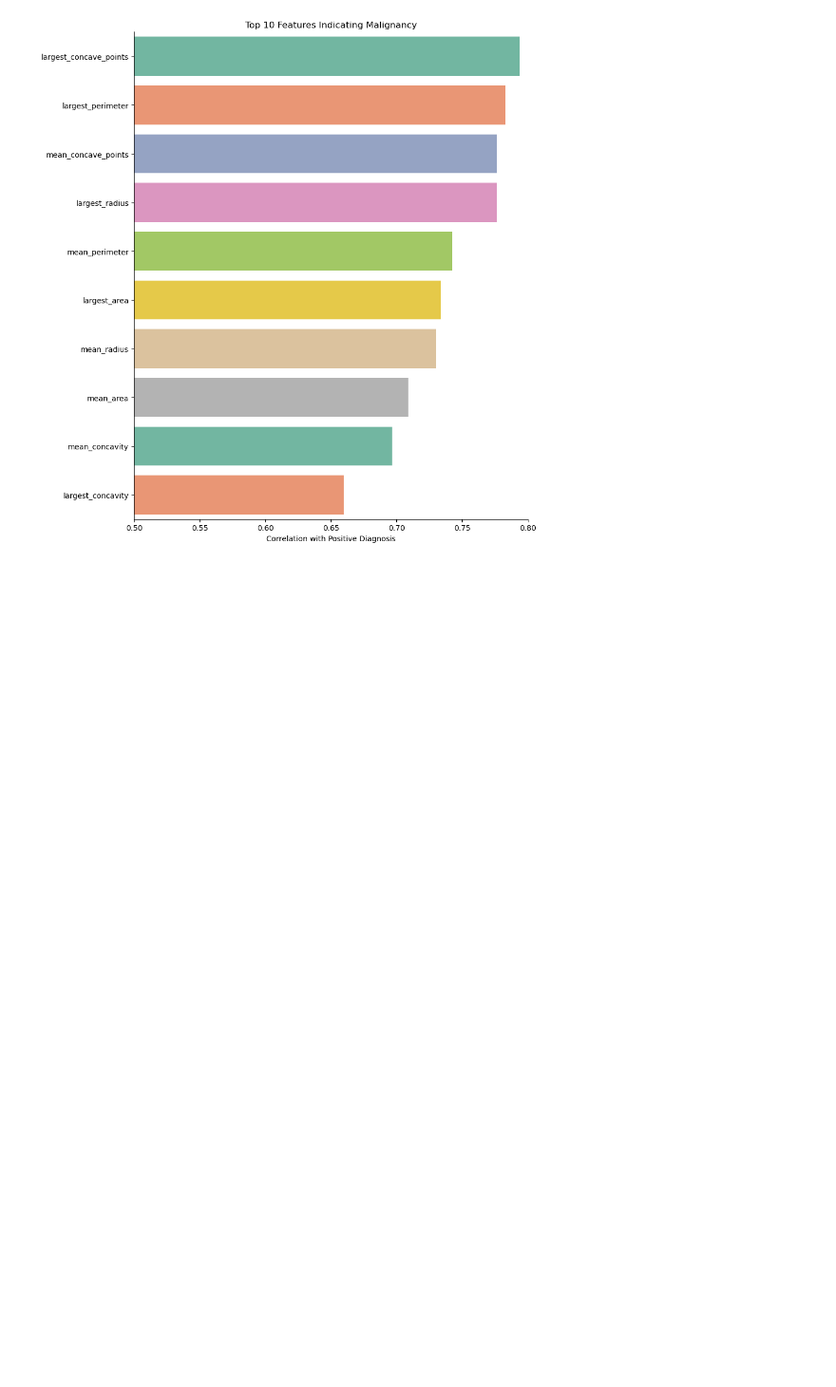
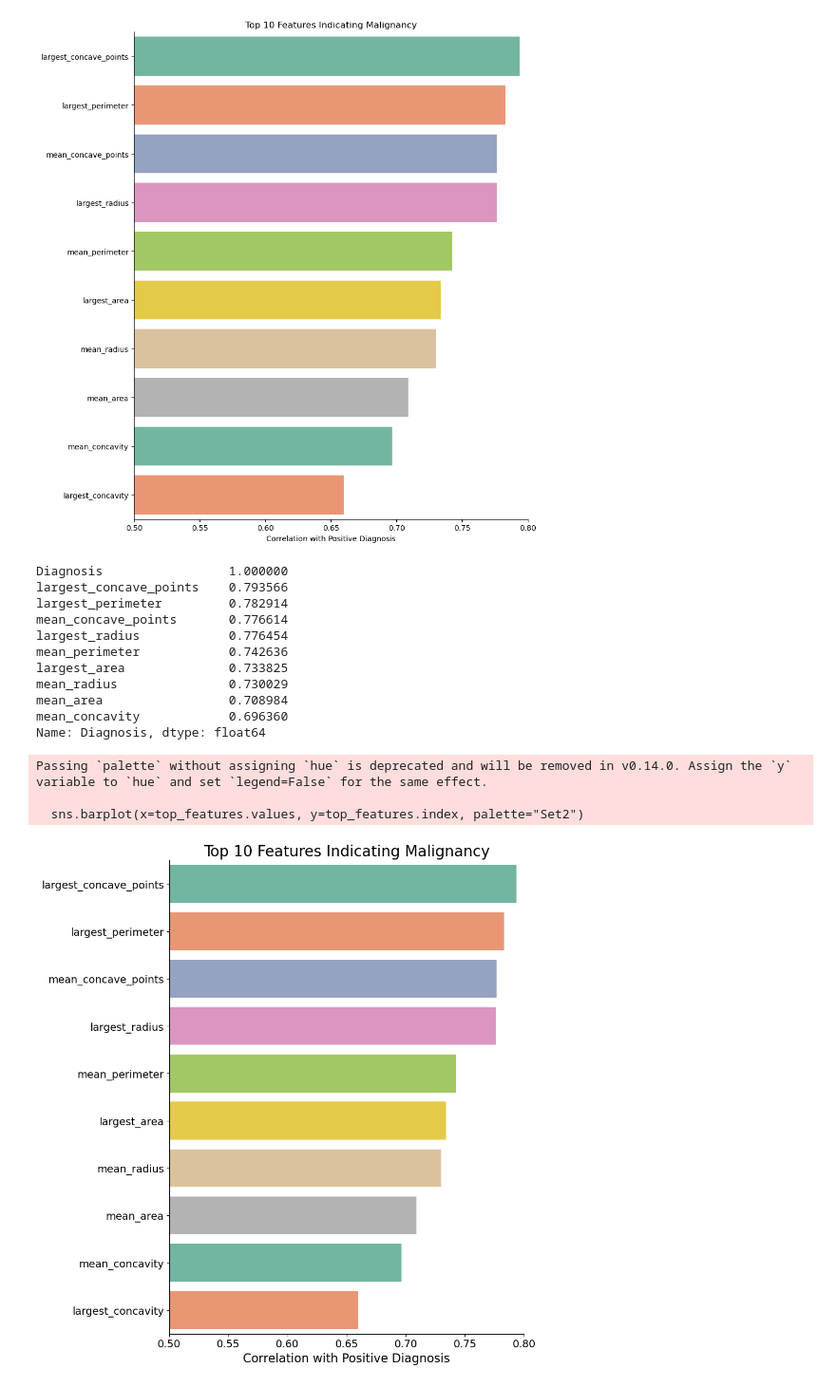
Before and after one commit to jbrottier/stat451project, a Jupyter notebook: Sample.ipynb, the cells around one changed output. Shown: that part at 95% size. Cells and saved outputs as stored; diff of their text form; code cells hidden in the pictures; blank space fills up the shorter version.

Commit message:
made font bigger

```diff
--- a/Sample.ipynb
+++ b/Sample.ipynb
@@ -112,6 +112,46 @@ Passing `palette` without assigning `hue` is deprecated and will be removed in v
 
   sns.barplot(x=top_features.values, y=top_features.index, palette="Set2")
 [figure]
+# %%
+# Identify the top 10 features in the data set that correlate to a malignant diagnosis
+diagnosis_corr = df.drop(columns=['ID']).corr()['Diagnosis'].sort_values(ascending=False)
+print(diagnosis_corr.head(10))
+
+# Bar plot of top 10 positively correlated features with Diagnosis
+top_features = diagnosis_corr[1:11]  # skip the first one (perfect correlation with itself)
+plt.figure(figsize=(9.5, 10))
+sns.barplot(x=top_features.values, y=top_features.index, palette="Set2")
+
+# Increase font sizes
+plt.title("Top 10 Features Indicating Malignancy", fontsize=20)
+plt.xlabel("Correlation with Positive Diagnosis", fontsize=16)
+plt.ylabel("")  # or add a label if you like
+
+# Increase tick label size
+plt.xticks(fontsize=14)
+plt.yticks(fontsize=14)
+
+plt.xlim(0.5, 0.8)
+sns.despine(top=True, right=True)
+
+plt.tight_layout()
+plt.show()
+# %% [output]
+Diagnosis                 1.000000
+largest_concave_points    0.793566
+largest_perimeter         0.782914
+mean_concave_points       0.776614
+largest_radius            0.776454
+mean_perimeter            0.742636
+largest_area              0.733825
+mean_radius               0.730029
+mean_area                 0.708984
+mean_concavity            0.696360
+Name: Diagnosis, dtype: float64
+Passing `palette` without assigning `hue` is deprecated and will be removed in v0.14.0. Assign the `y` variable to `hue` and set `legend=False` for the same effect.
+
+  sns.barplot(x=top_features.values, y=top_features.index, palette="Set2")
+[figure, added]
 # %%
 # Creating the X and y variables
 X = df.drop(columns=['Diagnosis', 'ID'])
```
Also changed, not shown: parts of 12 cells of this notebook.
